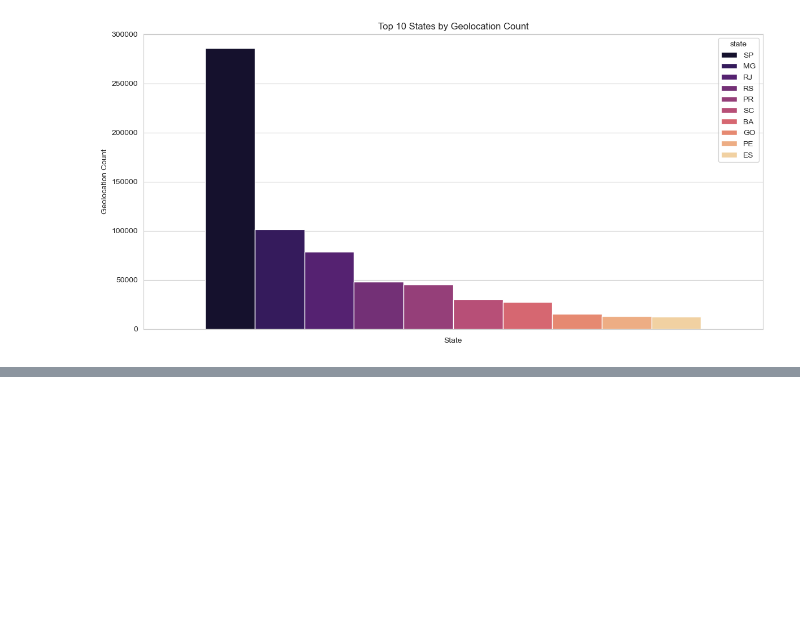
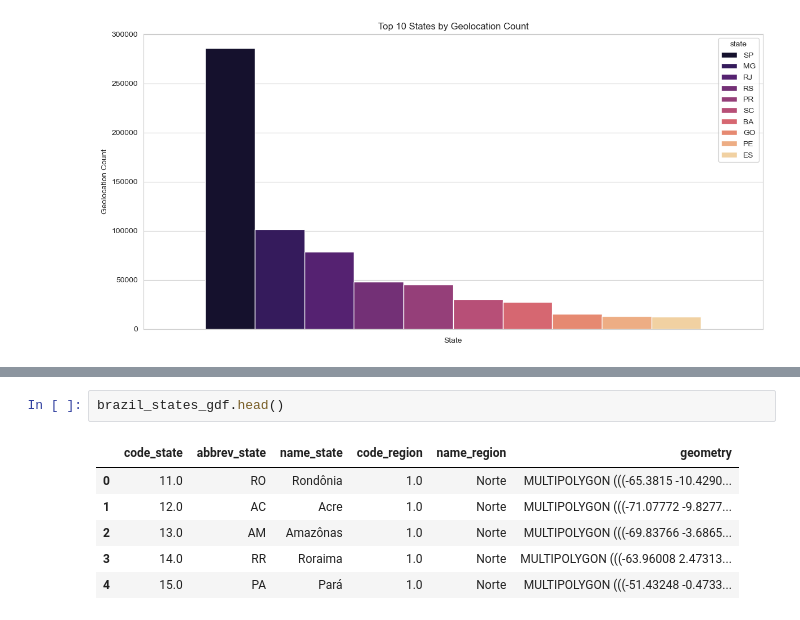
Before and after one commit to kealankuar/olist-analysis-dashboard-project, a Jupyter notebook: notebooks/geospatial_analysis.ipynb, the cells around one changed output, grey strips where cells are left out. Drawn from its saved outputs; the diff is of its cells as text; blank space fills up the shorter version.

```diff
--- a/notebooks/geospatial_analysis.ipynb
+++ b/notebooks/geospatial_analysis.ipynb
@@ -244,0 +315,9 @@ m
+# %%
+brazil_states_gdf.head()
+# %% [output]
+|  | code_state | abbrev_state | name_state | code_region | name_region | geometry |
+| 0 | 11.0 | RO | Rondônia | 1.0 | Norte | MULTIPOLYGON (((-65.3815 -10.4290... |
+| 1 | 12.0 | AC | Acre | 1.0 | Norte | MULTIPOLYGON (((-71.07772 -9.8277... |
+| 2 | 13.0 | AM | Amazônas | 1.0 | Norte | MULTIPOLYGON (((-69.83766 -3.6865... |
+| 3 | 14.0 | RR | Roraima | 1.0 | Norte | MULTIPOLYGON (((-63.96008 2.47313... |
+| 4 | 15.0 | PA | Pará | 1.0 | Norte | MULTIPOLYGON (((-51.43248 -0.4733... |
```
Also changed, not shown: parts of 11 cells of this notebook.
